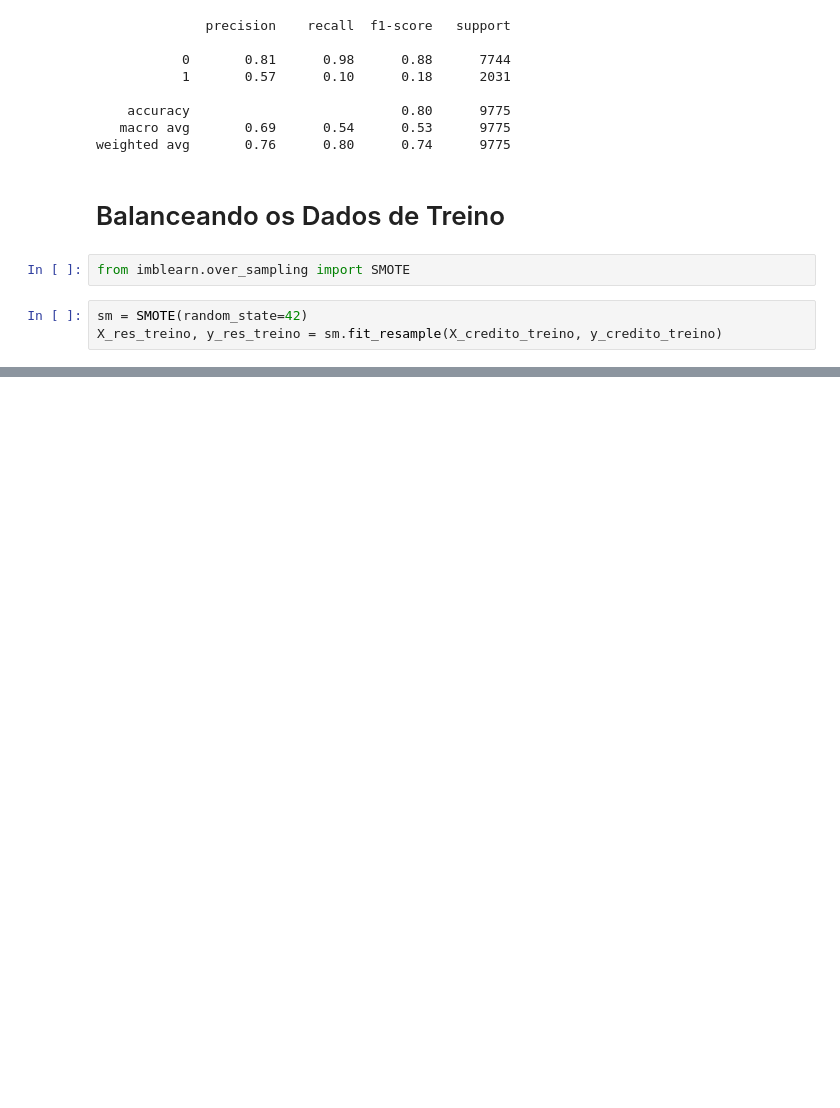
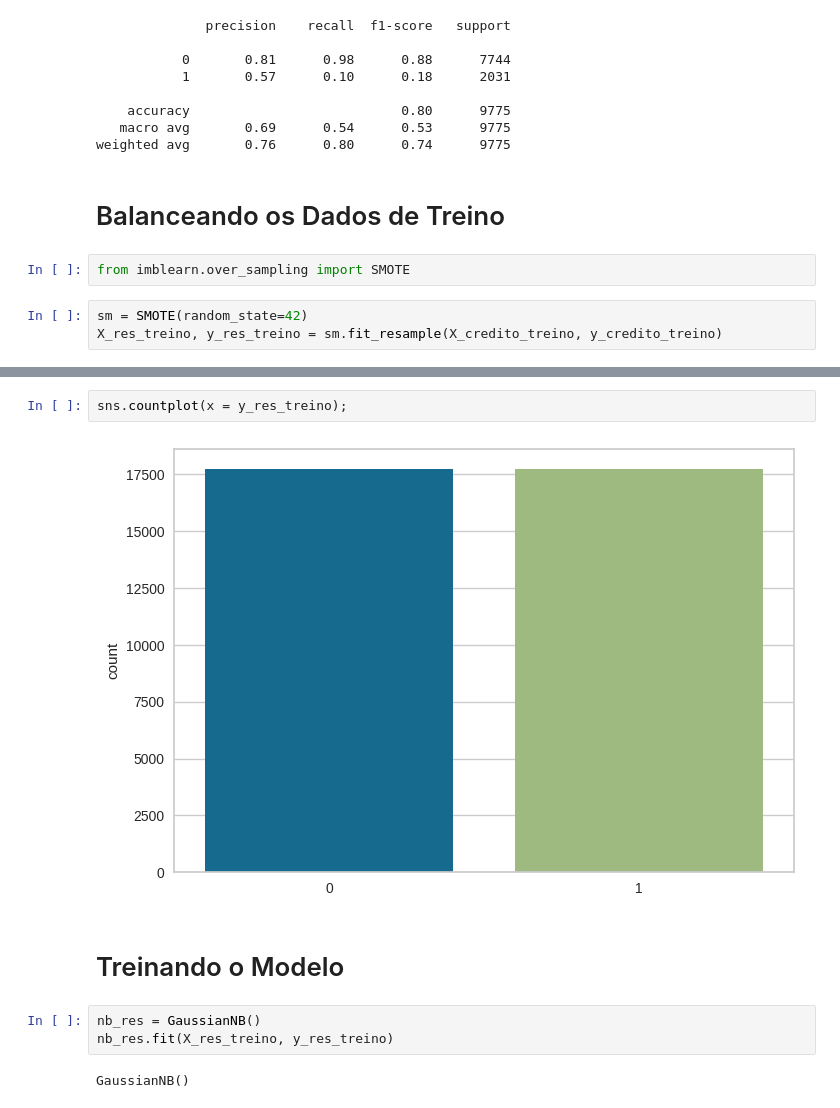
Before and after one commit to pzoliveira/DSNaiveBayes, a Jupyter notebook: DSNaiveBayes.ipynb, the cells around one changed output, grey strips where cells are left out. Saved outputs shown, nothing was run; the diff lists cells and outputs as text; blank space fills up the shorter version.

Commit message:
Training the balanced Model

```diff
--- a/DSNaiveBayes.ipynb
+++ b/DSNaiveBayes.ipynb
@@ -94,0 +102,11 @@ X_res_treino, y_res_treino = sm.fit_resample(X_credito_treino, y_credito_treino)
+# %%
+sns.countplot(x = y_res_treino);
+# %% [output]
+[figure, added]
+# %% [markdown]
+# Treinando o Modelo
+# %%
+nb_res = GaussianNB()
+nb_res.fit(X_res_treino, y_res_treino)
+# %% [output]
+GaussianNB()
```
Also changed, not shown: parts of 2 cells of this notebook.
